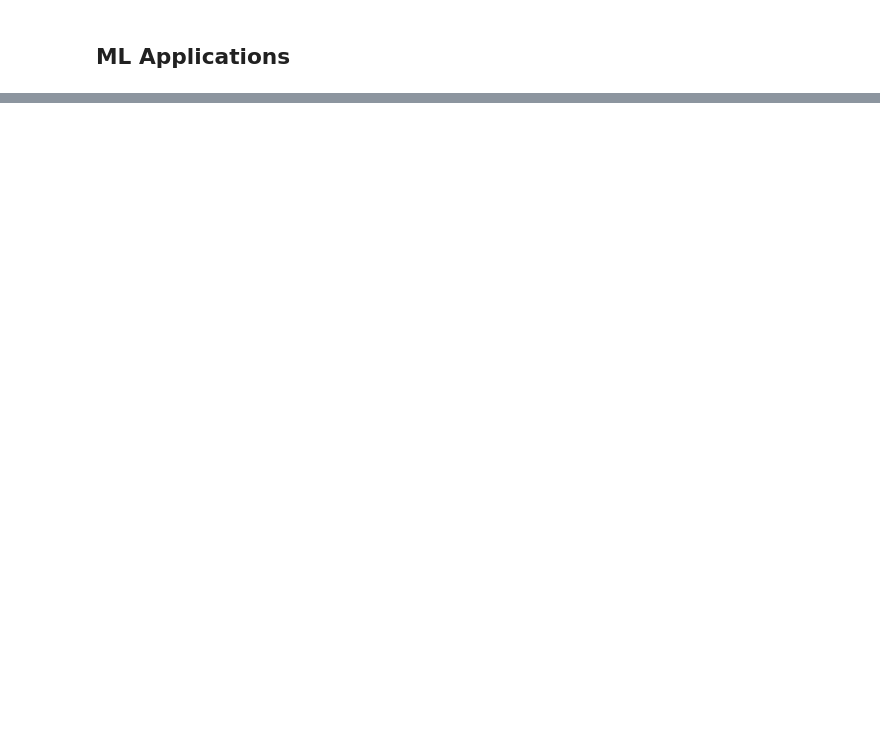
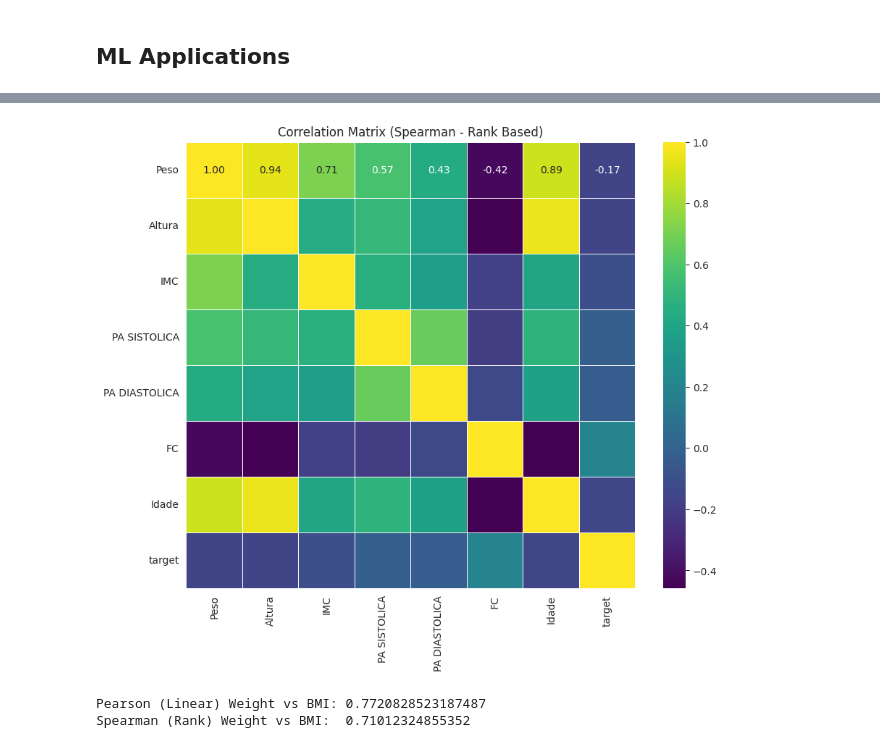
Before and after one commit to BrunoM6/IDS-Y1S1, a Jupyter notebook: project.ipynb, the cells around one changed output, grey strips where cells are left out. Drawn from its saved outputs; the diff is of its cells as text; code cells hidden in the pictures; blank space fills up the shorter version.

```diff
--- a/project.ipynb
+++ b/project.ipynb
@@ -373,0 +428,15 @@ Name: count, dtype: int64
+# %%
+target_map = {'Normal': 0, 'Anormal': 1}
+df['target'] = df['NORMAL X ANORMAL'].map(target_map)
+
+corr_cols = ['Peso', 'Altura', 'IMC', 'PA SISTOLICA', 'PA DIASTOLICA', 'FC', 'Idade', 'target']
+
+corr_matrix = df[corr_cols].corr(method='pearson')
+
+plt.figure(figsize=(10, 8))
+sns.heatmap(corr_matrix, annot=True, cmap='coolwarm', fmt=".2f", linewidths=0.5)
+plt.title('Correlation Matrix (Pearson)')
+plt.show()
+
+growth_cols = ['Peso', 'Altura', 'Idade', 'IMC']
+print(df[growth_cols].corr())
@@ -373,0 +450,13 @@ Name: count, dtype: int64
+# %%
+plt.figure(figsize=(10, 8))
+corr_matrix_spearman = df[corr_cols].corr(method='spearman')
+sns.heatmap(corr_matrix_spearman, annot=True, cmap='viridis', fmt=".2f", linewidths=0.5)
+plt.title('Correlation Matrix (Spearman - Rank Based)')
+plt.show()
+
+print("Pearson (Linear) Weight vs BMI:", df['Peso'].corr(df['IMC'], method='pearson'))
+print("Spearman (Rank) Weight vs BMI: ", df['Peso'].corr(df['IMC'], method='spearman'))
+# %% [output]
+[figure, added]
+Pearson (Linear) Weight vs BMI: 0.7720828523187487
+Spearman (Rank) Weight vs BMI:  0.71012324855352
```
Also changed, not shown: parts of 19 cells of this notebook, 11 other files.
